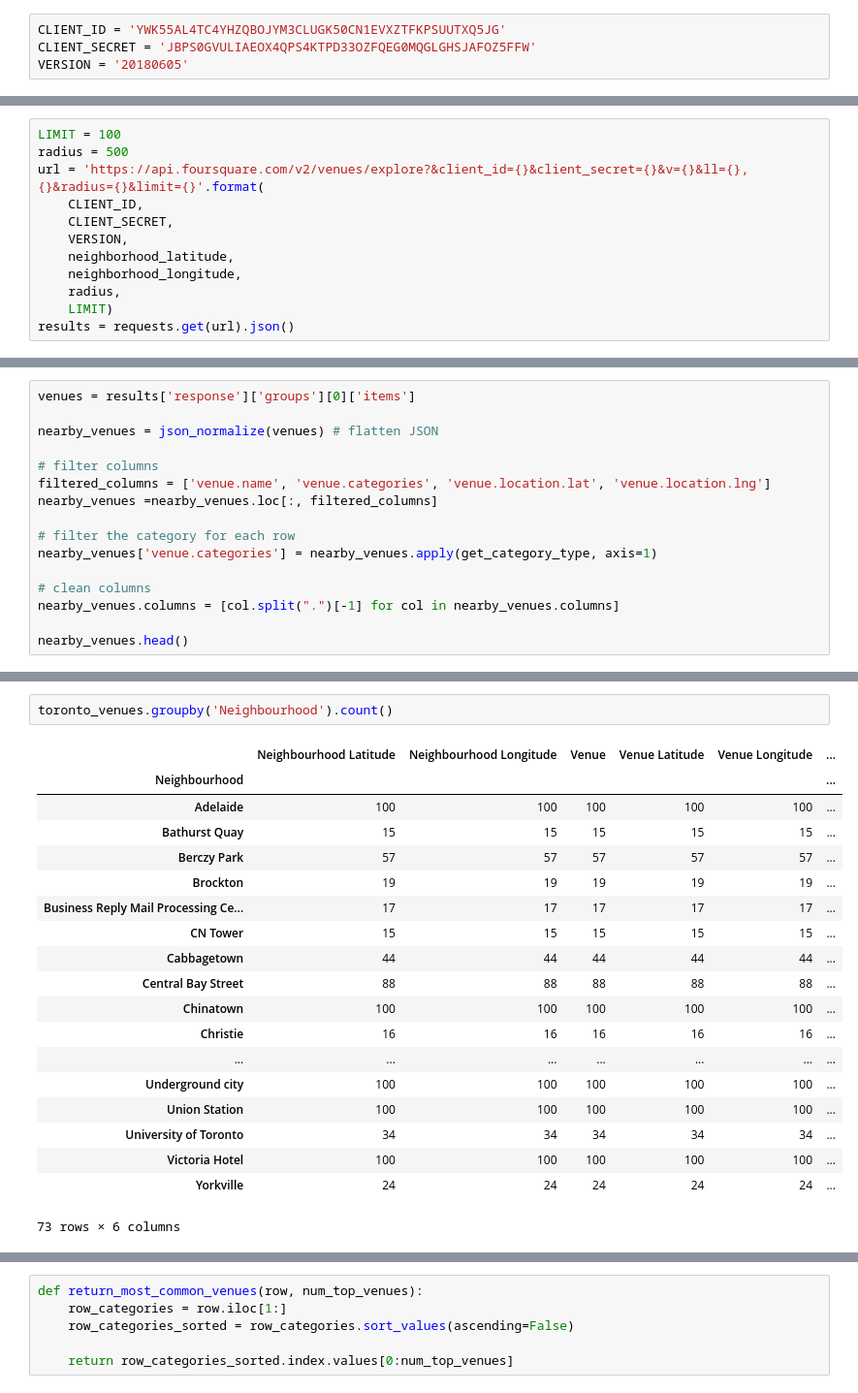
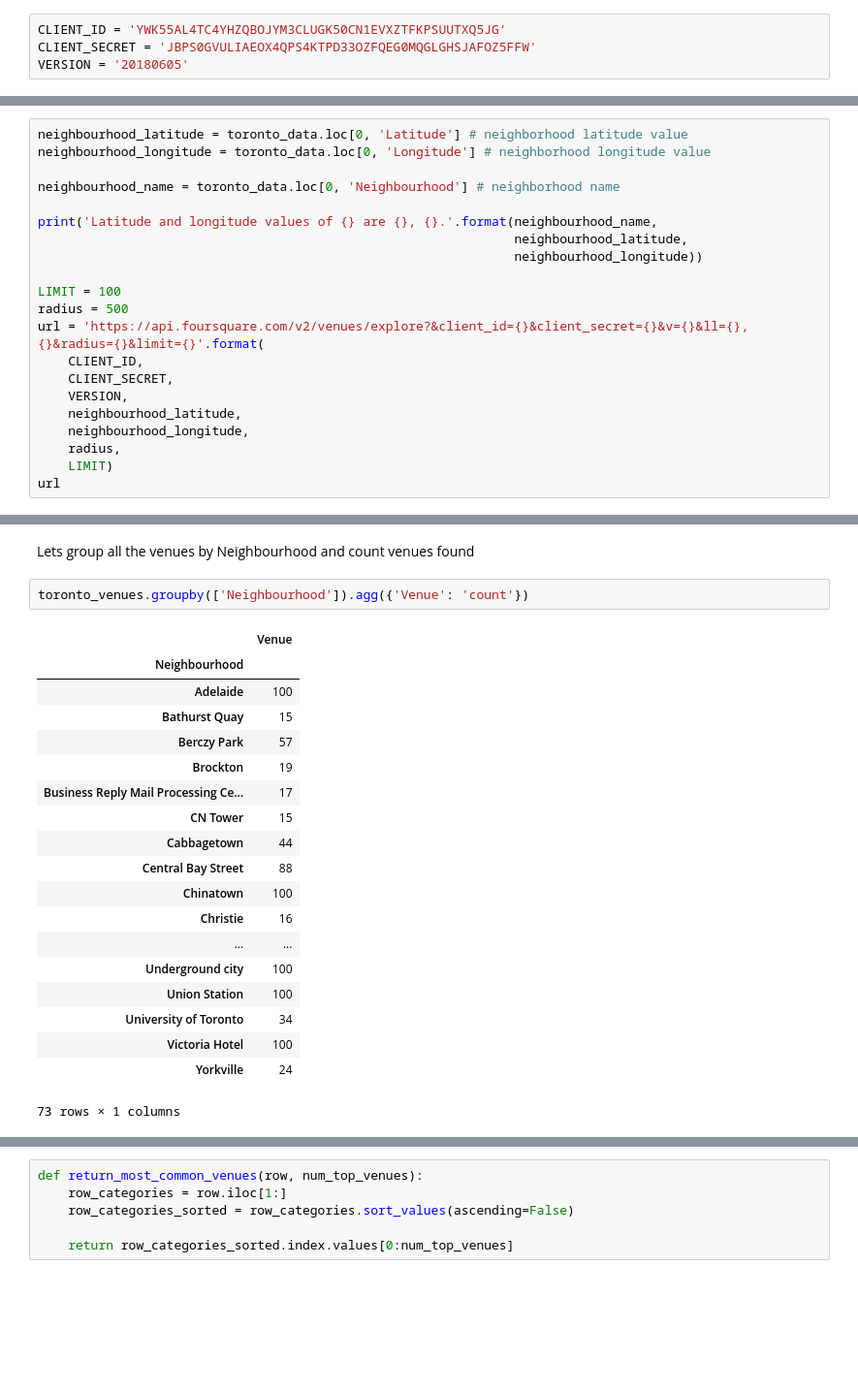
Before and after one commit to hybridindie/Coursera_Capstone, a Jupyter notebook: Mapping_Clusters.ipynb, the cells around one changed output, grey strips where cells are left out. Shown: that part at 97% size. Drawn from its saved outputs; the diff is of its cells as text; blank space fills up the shorter version.

```diff
--- a/Mapping_Clusters.ipynb
+++ b/Mapping_Clusters.ipynb
@@ -109,12 +115,21 @@ Chose first Neighbourhood 'Harbourfront'
 # %%
+neighbourhood_latitude = toronto_data.loc[0, 'Latitude'] # neighborhood latitude value
+neighbourhood_longitude = toronto_data.loc[0, 'Longitude'] # neighborhood longitude value
+
+neighbourhood_name = toronto_data.loc[0, 'Neighbourhood'] # neighborhood name
+
+print('Latitude and longitude values of {} are {}, {}.'.format(neighbourhood_name,
+                                                               neighbourhood_latitude,
+                                                               neighbourhood_longitude))
+
 LIMIT = 100
 radius = 500
 url = 'https://api.foursquare.com/v2/venues/explore?&client_id={}&client_secret={}&v={}&ll={},{}&radius={}&limit={}'.format(
     CLIENT_ID,
     CLIENT_SECRET,
     VERSION,
-    neighborhood_latitude,
-    neighborhood_longitude,
+    neighbourhood_latitude,
+    neighbourhood_longitude,
     radius,
     LIMIT)
-results = requests.get(url).json()
+url
@@ -132,16 +138,0 @@ def get_category_type(row):
-# %%
-venues = results['response']['groups'][0]['items']
-
-nearby_venues = json_normalize(venues) # flatten JSON
-
-# filter columns
-filtered_columns = ['venue.name', 'venue.categories', 'venue.location.lat', 'venue.location.lng']
-nearby_venues =nearby_venues.loc[:, filtered_columns]
-
-# filter the category for each row
-nearby_venues['venue.categories'] = nearby_venues.apply(get_category_type, axis=1)
-
-# clean columns
-nearby_venues.columns = [col.split(".")[-1] for col in nearby_venues.columns]
-
-nearby_venues.head()
@@ -230,22 +204,24 @@ Business Reply Mail Processing Centre 969 Eastern
+# %% [markdown]
+Lets group all the venues by Neighbourhood and count venues found
 # %%
-toronto_venues.groupby('Neighbourhood').count()
+toronto_venues.groupby(['Neighbourhood']).agg({'Venue': 'count'})
 # %% [output]
-|  | Neighbourhood Latitude | Neighbourhood Longitude | Venue | Venue Latitude | Venue Longitude | ... |
-| Neighbourhood |  |  |  |  |  | ... |
-| Adelaide | 100 | 100 | 100 | 100 | 100 | ... |
-| Bathurst Quay | 15 | 15 | 15 | 15 | 15 | ... |
-| Berczy Park | 57 | 57 | 57 | 57 | 57 | ... |
-| Brockton | 19 | 19 | 19 | 19 | 19 | ... |
-| Business Reply Mail Processing Ce... | 17 | 17 | 17 | 17 | 17 | ... |
-| CN Tower | 15 | 15 | 15 | 15 | 15 | ... |
-| Cabbagetown | 44 | 44 | 44 | 44 | 44 | ... |
-| Central Bay Street | 88 | 88 | 88 | 88 | 88 | ... |
-| Chinatown | 100 | 100 | 100 | 100 | 100 | ... |
-| Christie | 16 | 16 | 16 | 16 | 16 | ... |
-| ... | ... | ... | ... | ... | ... | ... |
-| Underground city | 100 | 100 | 100 | 100 | 100 | ... |
-| Union Station | 100 | 100 | 100 | 100 | 100 | ... |
-| University of Toronto | 34 | 34 | 34 | 34 | 34 | ... |
-| Victoria Hotel | 100 | 100 | 100 | 100 | 100 | ... |
-| Yorkville | 24 | 24 | 24 | 24 | 24 | ... |
+|  | Venue |
+| Neighbourhood |  |
+| Adelaide | 100 |
+| Bathurst Quay | 15 |
+| Berczy Park | 57 |
+| Brockton | 19 |
+| Business Reply Mail Processing Ce... | 17 |
+| CN Tower | 15 |
+| Cabbagetown | 44 |
+| Central Bay Street | 88 |
+| Chinatown | 100 |
+| Christie | 16 |
+| ... | ... |
+| Underground city | 100 |
+| Union Station | 100 |
+| University of Toronto | 34 |
+| Victoria Hotel | 100 |
+| Yorkville | 24 |
-73 rows × 6 columns
+73 rows × 1 columns
```
Also changed, not shown: parts of 28 cells of this notebook, 2 other files.
